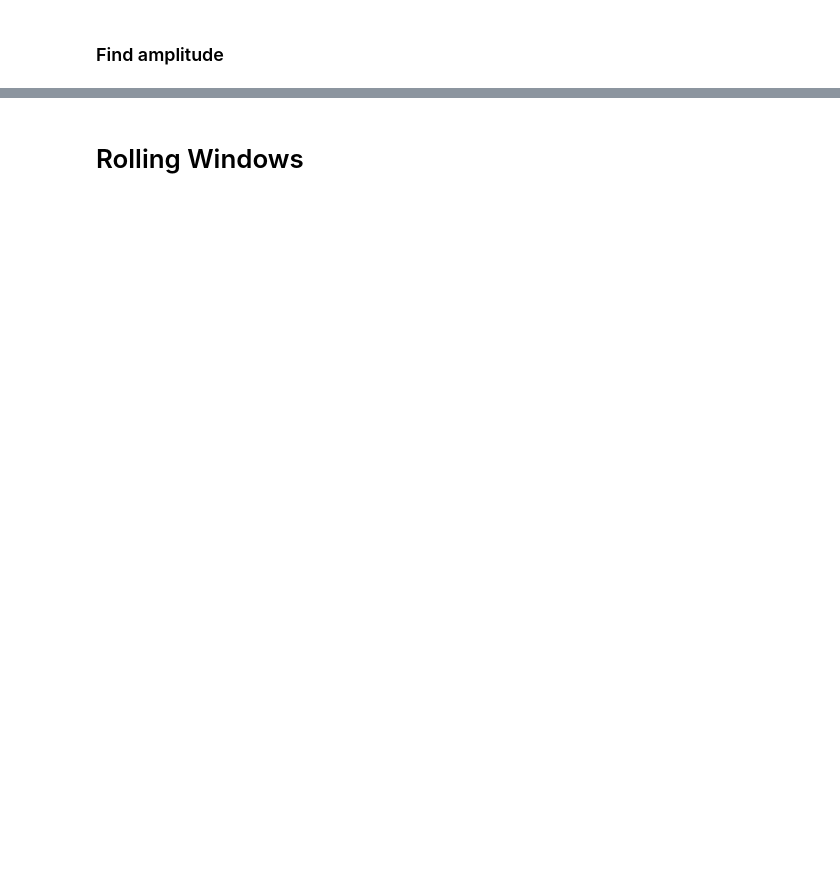
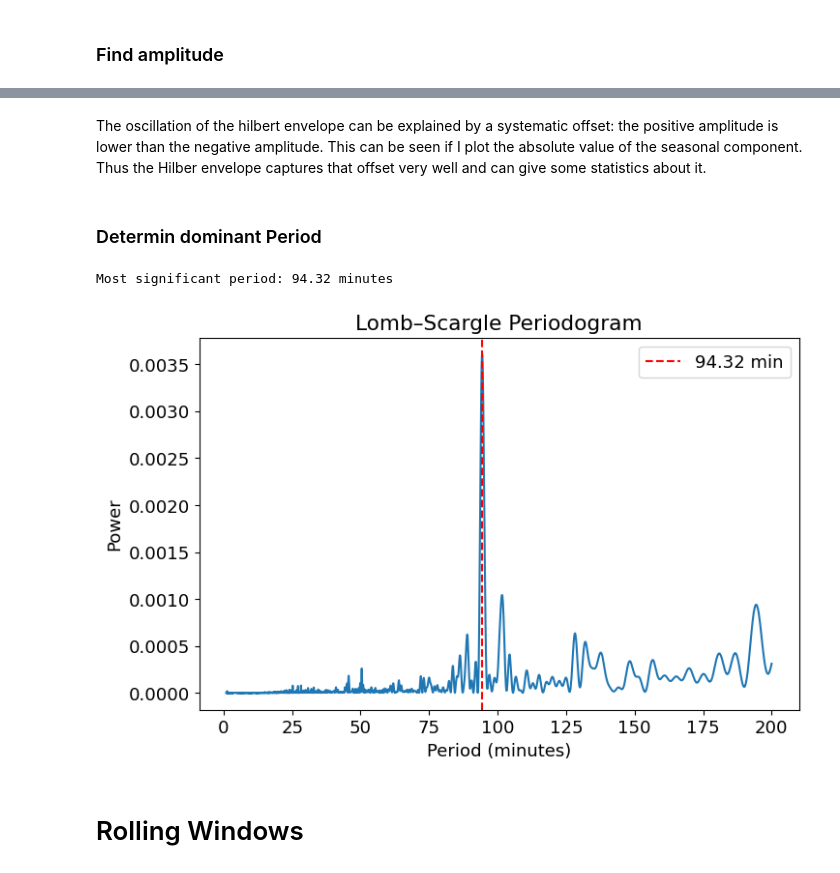
Before and after one commit to David-Student-Bern/MT, a Jupyter notebook: Analysis/modeling/amplitude_finder.ipynb, the cells around one changed output, grey strips where cells are left out. Saved outputs shown, nothing was run; the diff lists cells and outputs as text; code cells hidden in the pictures; blank space fills up the shorter version.

```diff
--- a/Analysis/modeling/amplitude_finder.ipynb
+++ b/Analysis/modeling/amplitude_finder.ipynb
@@ -133,3 +144,43 @@ print(results)
+# %% [markdown]
+The oscillation of the hilbert envelope can be explained by a systematic offset: the positive amplitude is lower than the negative amplitude. This can be seen if I plot the absolute value of the seasonal component. Thus the Hilber envelope captures that offset very well and can give some statistics about it.
+# %% [markdown]
+### Determin dominant Period
+# %%
+# do a lomb-scargle analysis on the seasonal component to find dominant frequencies
+from astropy.timeseries import LombScargle
+
+# convert time for lomb-scargle
+t = y.index.astype(np.int64) / (1e9 * 60)  # convert to minutes
+t = t - t.min()  # start at zero
+
+# Define frequency range in cycles per minute
+min_period = 1        # minutes
+max_period = 200     # minutes
+min_freq = 1 / max_period
+max_freq = 1 / min_period
+
+# Compute Lomb–Scargle
+frequency = np.linspace(min_freq, max_freq, 100000)
+power = LombScargle(t, y['orbital_decay'].values).power(frequency)
+
+# Find dominant period
+best_frequency = frequency[np.argmax(power)]
+best_period = 1 / best_frequency
+
+print(f"Most significant period: {best_period:.2f} minutes")
+
+# Plot
+plt.figure(figsize=(8,5))
+plt.plot(1/frequency, power)
+plt.xlabel('Period (minutes)')
+plt.ylabel('Power')
+plt.title('Lomb–Scargle Periodogram')
+plt.axvline(best_period, color='r', linestyle='--', label=f'{best_period:.2f} min')
+plt.legend()
+plt.show()
+# %% [output]
+Most significant period: 94.32 minutes
+[figure, added]
 # %% [markdown]
 # Rolling Windows
 # %%
```
Also changed, not shown: parts of 14 cells of this notebook.
